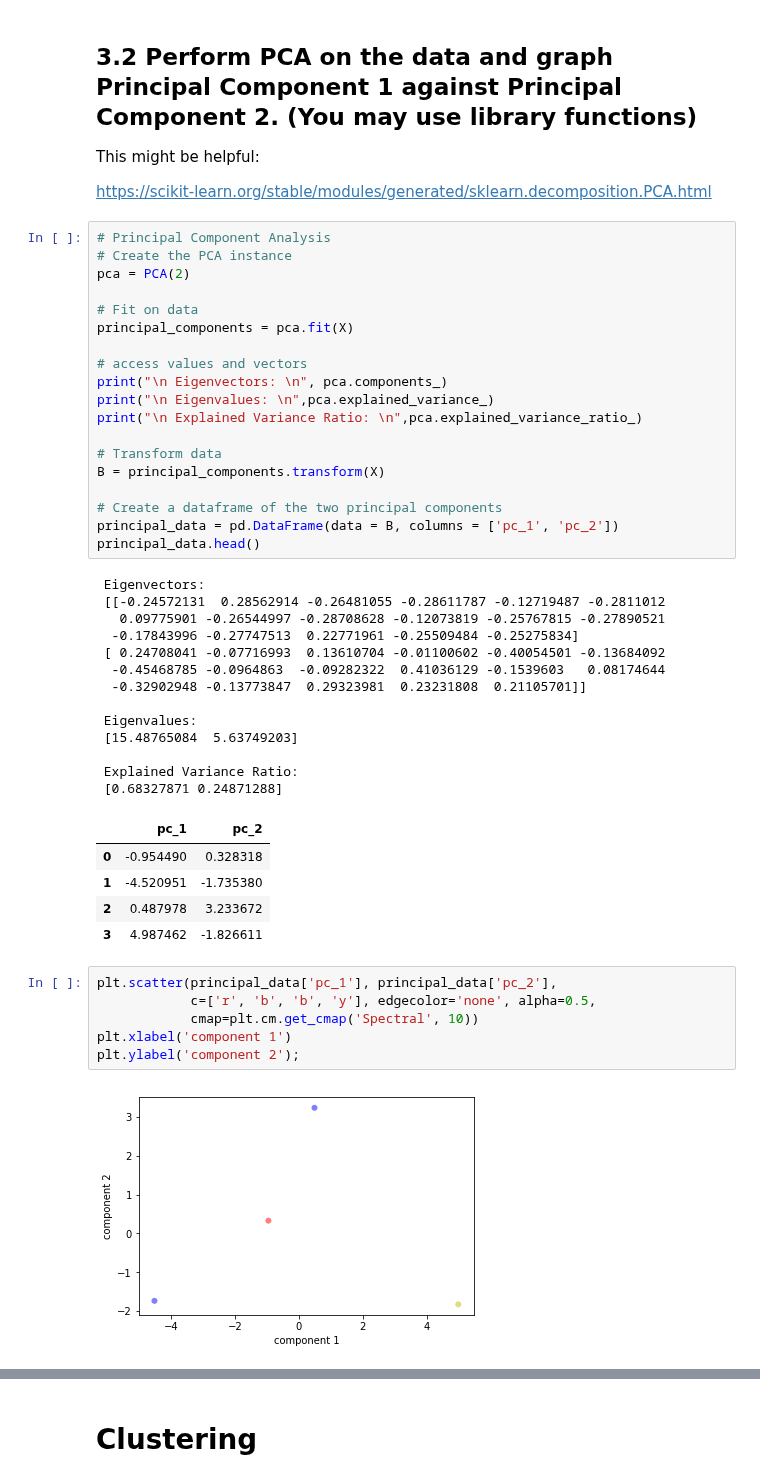
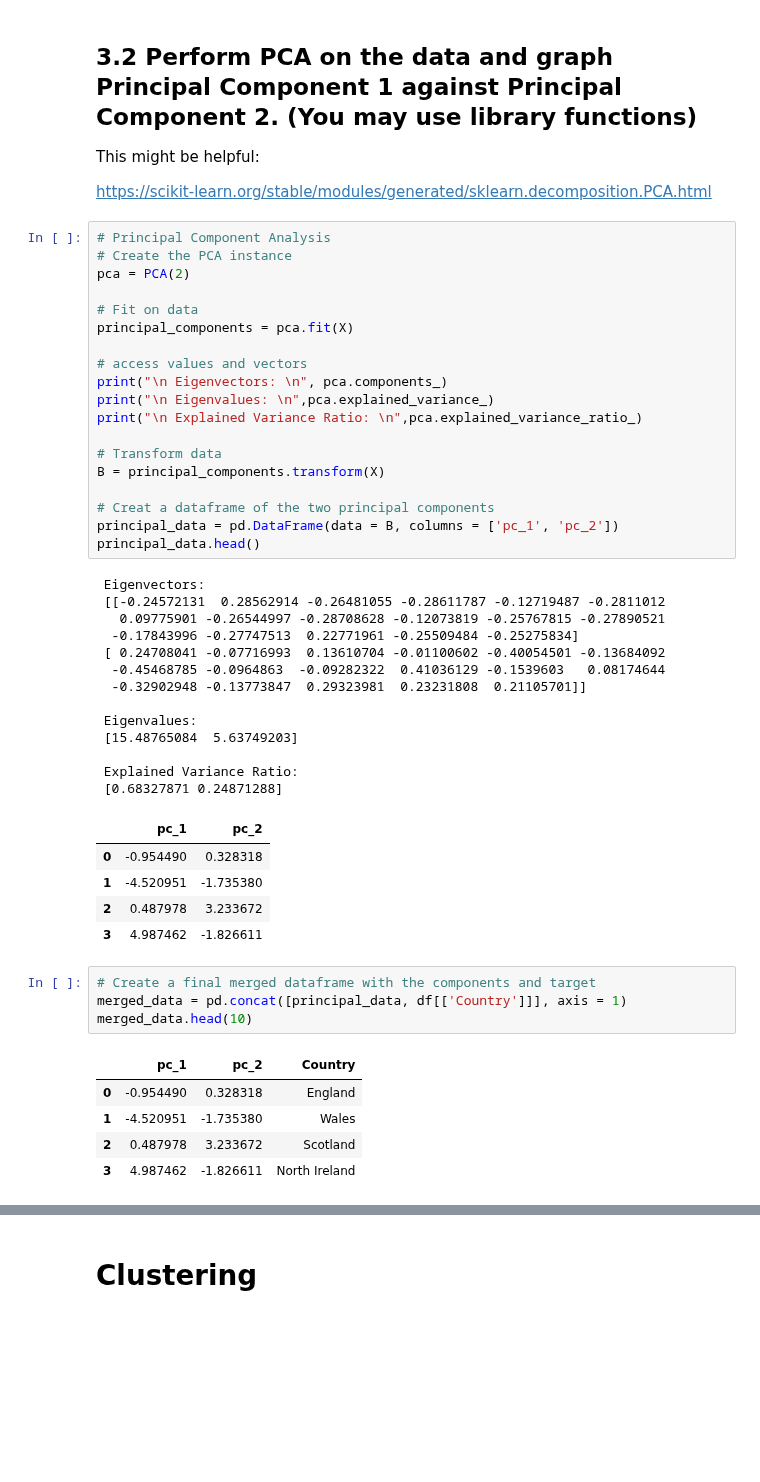
Before and after one commit to JimKing100/DS-Unit-1-Sprint-4-Linear-Algebra, a Jupyter notebook: Linear_Algebra_Sprint_Challenge.ipynb, the cells around one changed output, grey strips where cells are left out. Saved outputs shown, nothing was run; the diff lists cells and outputs as text; blank space fills up the shorter version.

```diff
--- a/Linear_Algebra_Sprint_Challenge.ipynb
+++ b/Linear_Algebra_Sprint_Challenge.ipynb
@@ -257,7 +256,7 @@ print("\n Explained Variance Ratio: \n",pca.explained_variance_ratio_)
 # Transform data
 B = principal_components.transform(X)
 
-# Create a dataframe of the two principal components
+# Creat a dataframe of the two principal components
 principal_data = pd.DataFrame(data = B, columns = ['pc_1', 'pc_2'])
 principal_data.head()
 # %% [output]
@@ -279,11 +278,13 @@ principal_data.head()
 | 1 | -4.520951 | -1.735380 |
 | 2 | 0.487978 | 3.233672 |
 | 3 | 4.987462 | -1.826611 |
-# %%
-plt.scatter(principal_data['pc_1'], principal_data['pc_2'],
-            c=['r', 'b', 'b', 'y'], edgecolor='none', alpha=0.5,
-            cmap=plt.cm.get_cmap('Spectral', 10))
-plt.xlabel('component 1')
-plt.ylabel('component 2');
-# %% [output]
-[figure, removed]
+# %%
+# Create a final merged dataframe with the components and target
+merged_data = pd.concat([principal_data, df[['Country']]], axis = 1)
+merged_data.head(10)
+# %% [output]
+|  | pc_1 | pc_2 | Country |
+| 0 | -0.954490 | 0.328318 | England |
+| 1 | -4.520951 | -1.735380 | Wales |
+| 2 | 0.487978 | 3.233672 | Scotland |
+| 3 | 4.987462 | -1.826611 | North Ireland |
```
Also changed, not shown: parts of 2 cells of this notebook.
